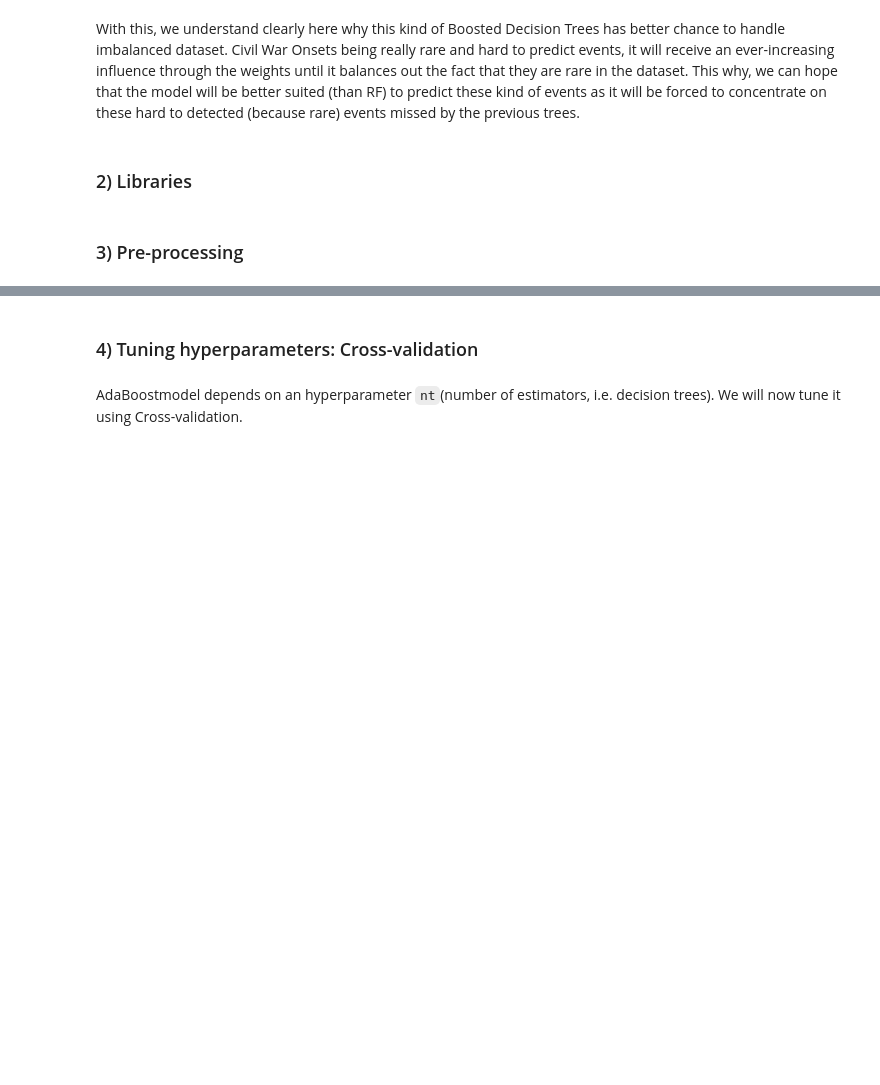
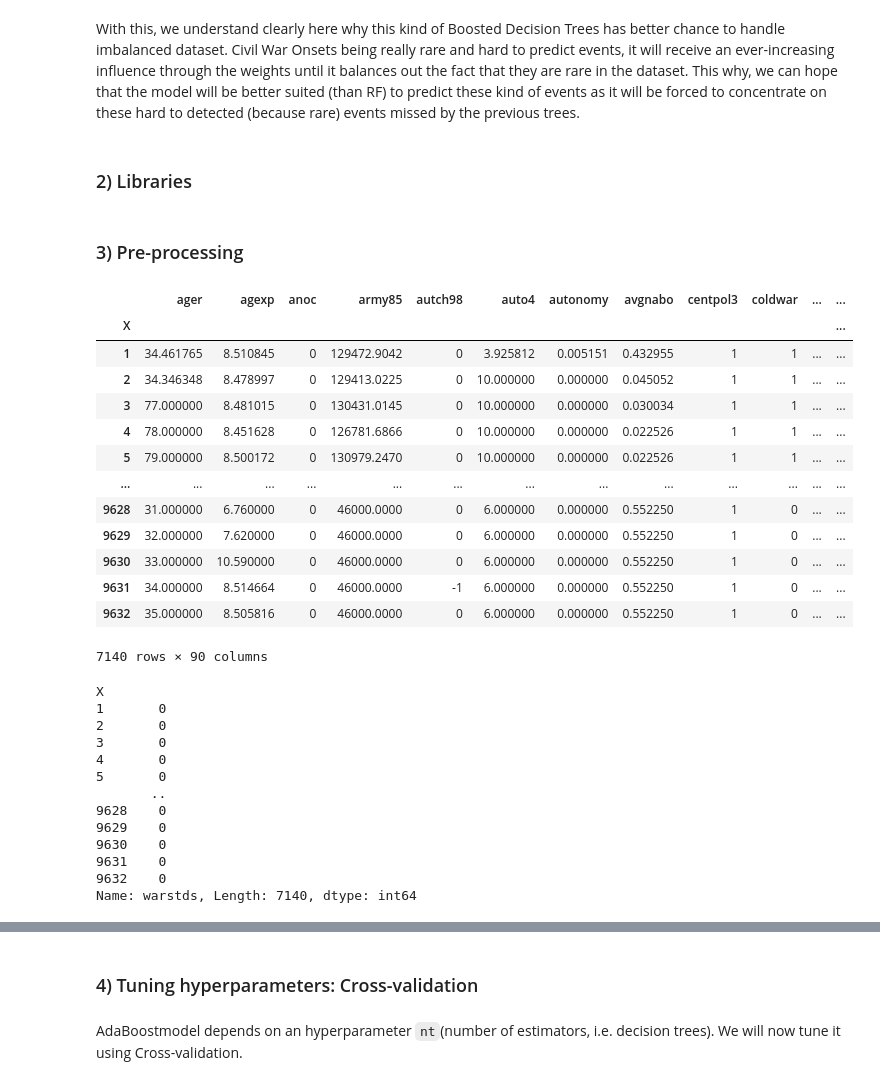
Before and after one commit to epfl-ada/ada-2020-project-milestone-p3-p3_klr, a Jupyter notebook: src/BoostedDecisionTrees.ipynb, the cells around one changed output, grey strips where cells are left out. Drawn from its saved outputs; the diff is of its cells as text; code cells hidden in the pictures; blank space fills up the shorter version.

```diff
--- a/src/BoostedDecisionTrees.ipynb
+++ b/src/BoostedDecisionTrees.ipynb
@@ -222 +28,40 @@ features = auth_x.drop('warstds', axis = 1)
+# %%
+##load the data
+
+DATA_PATH = '../data/'
+seed = 7
+
+data = load_data(DATA_PATH)
+features, target = data['muchlinski']
+
+display(features)
+display(target)
+# %% [output]
+|  | ager | agexp | anoc | army85 | autch98 | auto4 | autonomy | avgnabo | centpol3 | coldwar | ... | ... |
+| X |  |  |  |  |  |  |  |  |  |  |  | ... |
+| 1 | 34.461765 | 8.510845 | 0 | 129472.9042 | 0 | 3.925812 | 0.005151 | 0.432955 | 1 | 1 | ... | ... |
+| 2 | 34.346348 | 8.478997 | 0 | 129413.0225 | 0 | 10.000000 | 0.000000 | 0.045052 | 1 | 1 | ... | ... |
+| 3 | 77.000000 | 8.481015 | 0 | 130431.0145 | 0 | 10.000000 | 0.000000 | 0.030034 | 1 | 1 | ... | ... |
+| 4 | 78.000000 | 8.451628 | 0 | 126781.6866 | 0 | 10.000000 | 0.000000 | 0.022526 | 1 | 1 | ... | ... |
+| 5 | 79.000000 | 8.500172 | 0 | 130979.2470 | 0 | 10.000000 | 0.000000 | 0.022526 | 1 | 1 | ... | ... |
+| ... | ... | ... | ... | ... | ... | ... | ... | ... | ... | ... | ... | ... |
+| 9628 | 31.000000 | 6.760000 | 0 | 46000.0000 | 0 | 6.000000 | 0.000000 | 0.552250 | 1 | 0 | ... | ... |
+| 9629 | 32.000000 | 7.620000 | 0 | 46000.0000 | 0 | 6.000000 | 0.000000 | 0.552250 | 1 | 0 | ... | ... |
+| 9630 | 33.000000 | 10.590000 | 0 | 46000.0000 | 0 | 6.000000 | 0.000000 | 0.552250 | 1 | 0 | ... | ... |
+| 9631 | 34.000000 | 8.514664 | 0 | 46000.0000 | -1 | 6.000000 | 0.000000 | 0.552250 | 1 | 0 | ... | ... |
+| 9632 | 35.000000 | 8.505816 | 0 | 46000.0000 | 0 | 6.000000 | 0.000000 | 0.552250 | 1 | 0 | ... | ... |
+7140 rows × 90 columns
+X
+1       0
+2       0
+3       0
+4       0
+5       0
+       ..
+9628    0
+9629    0
+9630    0
+9631    0
+9632    0
+Name: warstds, Length: 7140, dtype: int64
 # %%
```
Also changed, not shown: parts of 22 cells of this notebook.
